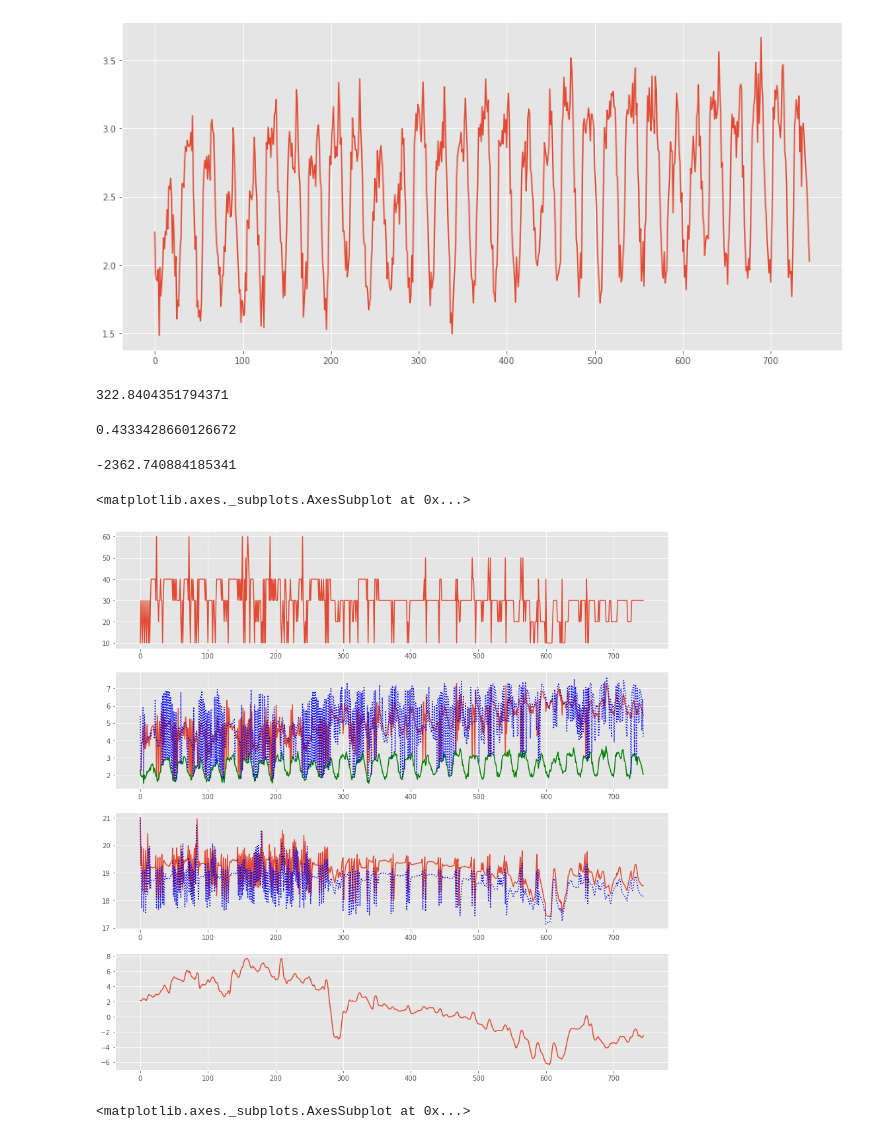
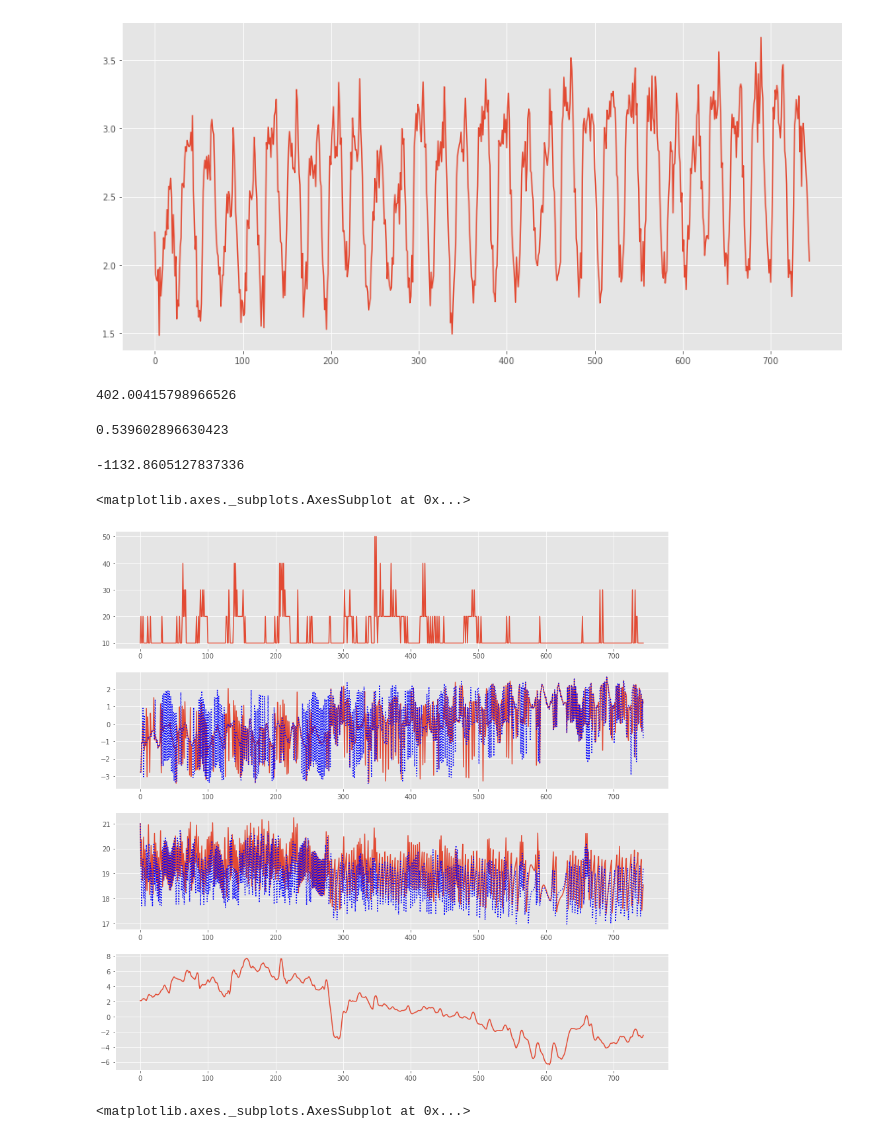
Before and after one commit to Cernewein/multi-building-RL, a Jupyter notebook: Notebooks/Visualization.ipynb, the cells around one changed output. Cells and saved outputs as stored; diff of their text form; code cells hidden in the pictures.

```diff
--- a/Notebooks/Visualization.ipynb
+++ b/Notebooks/Visualization.ipynb
@@ -14,12 +14,13 @@ style.use('ggplot')
 import numpy as np
 #import seaborn as sns
 # %%
-data = pkl.load(open('data/output/BaseProblem/Multi_Base_eval.pkl', "rb"))
+data = pkl.load(open('data/output/BaseProblem/MultiZeta0_5_eval.pkl', "rb"))
 # %%
 data['Total Load'] = data['Total Load']*1000
 data['Base Loads 1'] = data['Base Loads 1']*1000
 data['Base Loads 2'] = data['Base Loads 2']*1000
 data['Base Loads'] = data['Base Loads 1'] + data['Base Loads 2']
+data['Excess Load'] = data['Total Load']-5
 # %%
 f, ax = plt.subplots(figsize=(15,7))
 data['Base Loads'].plot()
@@ -31,15 +32,15 @@ data['above'] = (data['Total Load'] >= 5)*(data['Total Load']-5)
 # %%
 sum(data['above'])
 # %% [output]
-322.8404351794371
+402.00415798966526
 # %%
 data['above'].mean()
 # %% [output]
-0.4333428660126672
+0.539602896630423
 # %%
 data['Rewards'].sum()
 # %% [output]
--2362.740884185341
+-1132.8605127837336
 # %%
 PRICE_SET = [10,20,30,40,50,60]
 def extract_price(x):
@@ -50,16 +51,16 @@ one_week = data.iloc[:,:]
 # %%
 f, ax = plt.subplots(4,1,figsize=(15,15))
 one_week['Chosen Price'].plot(ax=ax[0])
-one_week['Total Load'].plot(ax=ax[1])
+one_week['Excess Load'].plot(ax=ax[1])
 one_week['Double Base'] = one_week['Base Loads']*2
-one_week['Base Loads'].plot(ax=ax[1],c='g')
-data_base.iloc[:,:]['Total Load'].plot(ax=ax[1],c='b', linestyle = 'dotted')
+#one_week['Base Loads'].plot(ax=ax[1],c='g')
+data_base.iloc[:,:]['Excess Load'].plot(ax=ax[1],c='b', linestyle = 'dotted')
 one_week['Inside Temperatures 1'].plot(ax=ax[2])
 one_week['Inside Temperatures 2'].plot(ax=ax[2], c='b', linestyle = 'dotted')
 one_week['Ambient Temperatures'].plot(ax=ax[3])
 # %% [output]
 <matplotlib.axes._subplots.AxesSubplot at 0x...>
-[figure, old version]
+[figure, new version]
 # %%
 f, ax = plt.subplots(2,1,figsize=(15,15))
 one_week['above'].plot(ax=ax[0])
```
Also changed, not shown: parts of 25 cells of this notebook, 2 other files.
